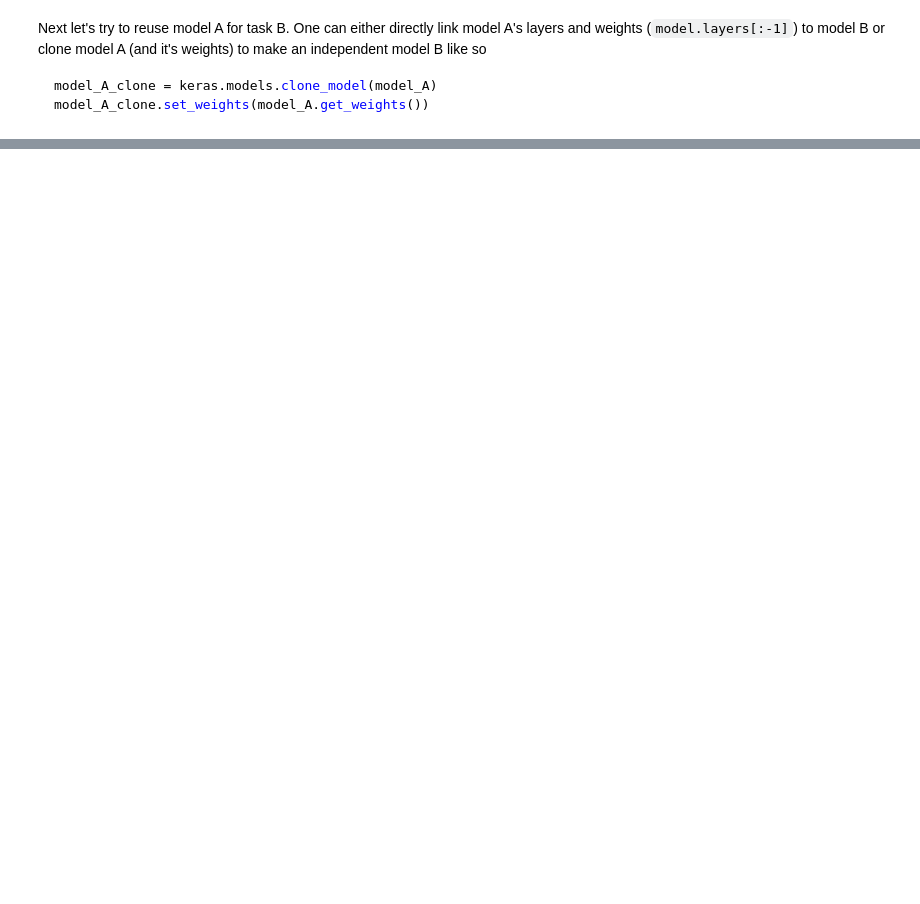
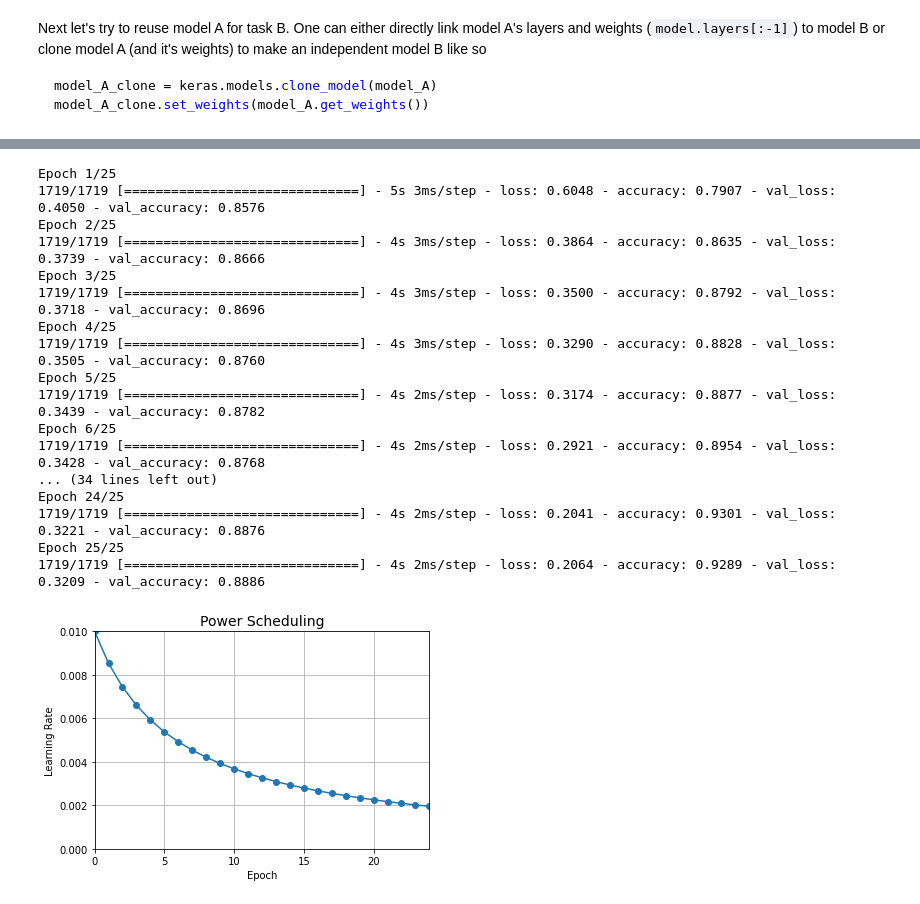
Before and after one commit to matyama/homl, a Jupyter notebook: 11_training_deep_neural_nets.ipynb, the cells around one changed output, grey strips where cells are left out. Cells and saved outputs as stored; diff of their text form; code cells hidden in the pictures; blank space fills up the shorter version.

Commit message:
Add the rest of examples from Chaper 11

```diff
--- a/11_training_deep_neural_nets.ipynb
+++ b/11_training_deep_neural_nets.ipynb
@@ -729,0 +777,53 @@ optimizer = keras.optimizers.Nadam(lr=0.001, beta_1=0.9, beta_2=0.999)
+# %%
+n_epochs = 25
+learning_rate = 0.01
+decay = 1e-4
+batch_size = 32
+
+# SGD with Power Scheduling
+optimizer = keras.optimizers.SGD(lr=learning_rate, decay=decay)
+
+# Build an example model
+model = keras.models.Sequential([
+    keras.layers.Flatten(input_shape=[28, 28]),
+    keras.layers.Dense(300, activation="selu", kernel_initializer="lecun_normal"),
+    keras.layers.Dense(100, activation="selu", kernel_initializer="lecun_normal"),
+    keras.layers.Dense(10, activation="softmax")
+])
+model.compile(loss="sparse_categorical_crossentropy", optimizer=optimizer, metrics=["accuracy"])
+
+# Train the model for 25 epochs
+history = model.fit(X_train_scaled, y_train, epochs=n_epochs, validation_data=(X_valid_scaled, y_valid))
+
+# Replicate the learning rate schedule
+n_steps_per_epoch = len(X_train) // batch_size
+epochs = np.arange(n_epochs)
+lrs = learning_rate / (1 + decay * epochs * n_steps_per_epoch)
+
+# Plot the learning rate schedule
+plt.plot(epochs, lrs,  "o-")
+plt.axis([0, n_epochs - 1, 0, 0.01])
+plt.xlabel("Epoch")
+plt.ylabel("Learning Rate")
+plt.title("Power Scheduling", fontsize=14)
+plt.grid(True)
+plt.show()
+# %% [output]
+Epoch 1/25
+1719/1719 [==============================] - 5s 3ms/step - loss: 0.6048 - accuracy: 0.7907 - val_loss: 0.4050 - val_accuracy: 0.8576
+Epoch 2/25
+1719/1719 [==============================] - 4s 3ms/step - loss: 0.3864 - accuracy: 0.8635 - val_loss: 0.3739 - val_accuracy: 0.8666
+Epoch 3/25
+1719/1719 [==============================] - 4s 3ms/step - loss: 0.3500 - accuracy: 0.8792 - val_loss: 0.3718 - val_accuracy: 0.8696
+Epoch 4/25
+1719/1719 [==============================] - 4s 3ms/step - loss: 0.3290 - accuracy: 0.8828 - val_loss: 0.3505 - val_accuracy: 0.8760
+Epoch 5/25
+1719/1719 [==============================] - 4s 2ms/step - loss: 0.3174 - accuracy: 0.8877 - val_loss: 0.3439 - val_accuracy: 0.8782
+Epoch 6/25
+1719/1719 [==============================] - 4s 2ms/step - loss: 0.2921 - accuracy: 0.8954 - val_loss: 0.3428 - val_accuracy: 0.8768
+... (34 lines left out)
+Epoch 24/25
+1719/1719 [==============================] - 4s 2ms/step - loss: 0.2041 - accuracy: 0.9301 - val_loss: 0.3221 - val_accuracy: 0.8876
+Epoch 25/25
+1719/1719 [==============================] - 4s 2ms/step - loss: 0.2064 - accuracy: 0.9289 - val_loss: 0.3209 - val_accuracy: 0.8886
+[figure, added]
```
Also changed, not shown: parts of 45 cells of this notebook.
